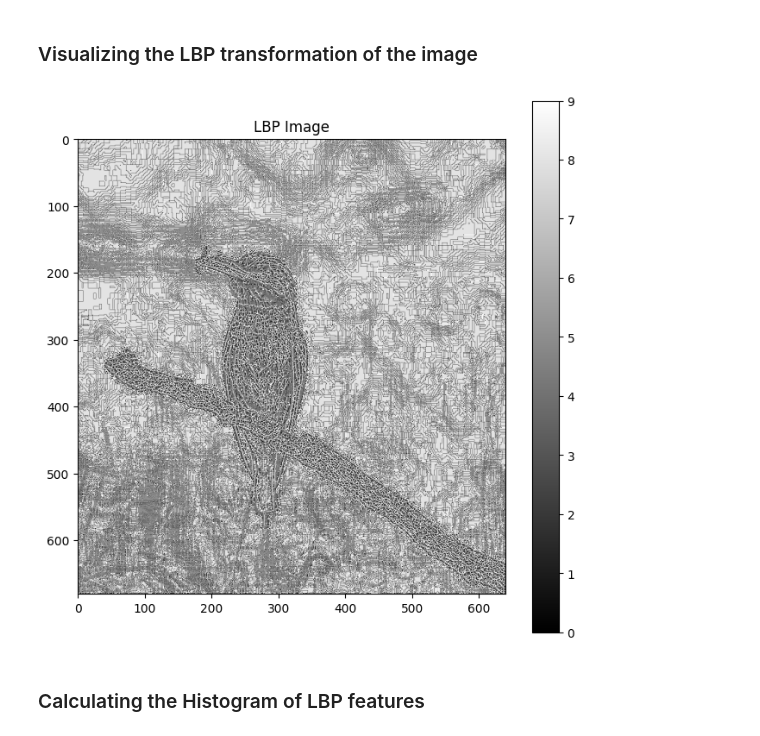
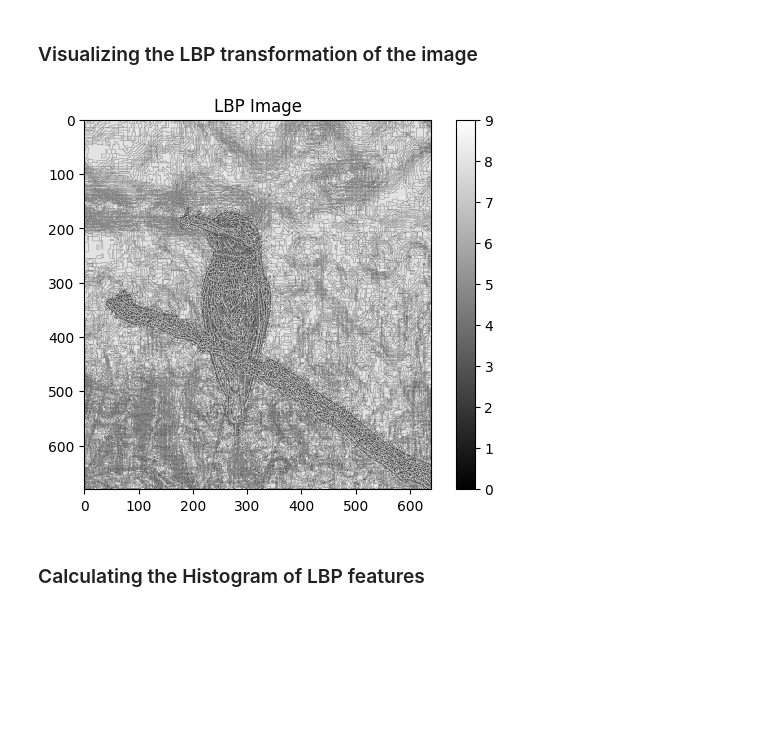
Before and after one commit to khalidmahamud/feature_extraction_techniques, a Jupyter notebook: Feature_Extraction_Techniques.ipynb, the cells around one changed output. Drawn from its saved outputs; the diff is of its cells as text; code cells hidden in the pictures; blank space fills up the shorter version.

```diff
--- a/Feature_Extraction_Techniques.ipynb
+++ b/Feature_Extraction_Techniques.ipynb
@@ -243,13 +291,12 @@ lbp = local_binary_pattern(image_gray, P=8, R=1, method="uniform")
 # %% [markdown]
 ### Visualizing the LBP transformation of the image
 # %%
-plt.figure(figsize=(8, 8))
 plt.imshow(lbp, cmap="gray")
 plt.title("LBP Image")
 plt.colorbar()
 plt.show()
 # %% [output]
-[figure, old version]
+[figure, new version]
 # %% [markdown]
 ### Calculating the Histogram of LBP features
 # %%
```
Also changed, not shown: parts of 31 cells of this notebook, 2 other files.
